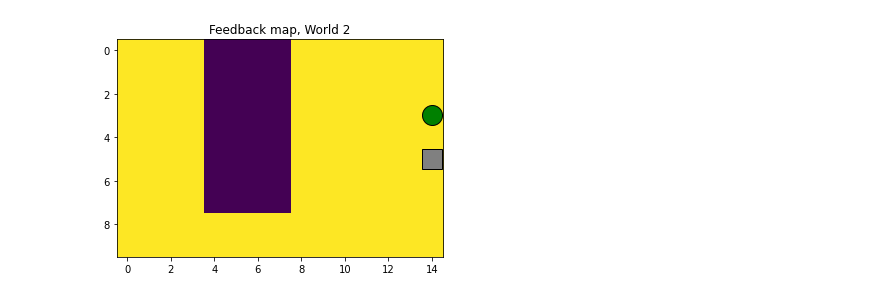
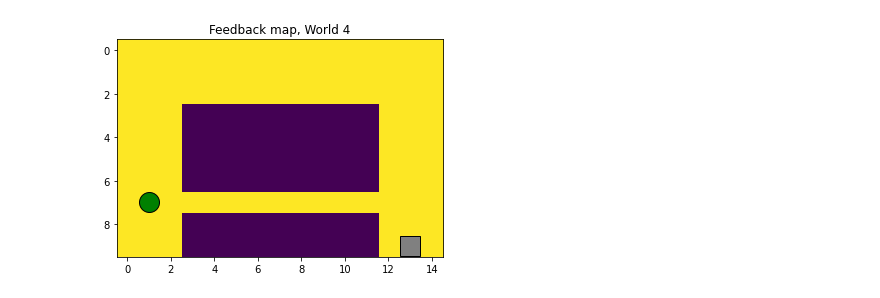
Before and after one commit to chayansraj/Neural-Networks-and-Learning-Systems, a Jupyter notebook: A4_Reinforcement/QLearning.ipynb, the cells around one changed output. Saved outputs shown, nothing was run; the diff lists cells and outputs as text; code cells hidden in the pictures.

```diff
--- a/A4_Reinforcement/QLearning.ipynb
+++ b/A4_Reinforcement/QLearning.ipynb
@@ -11,57 +11,53 @@ from utils import plotarrows, getpolicy, getvalue
 
 plt.rcParams['figure.facecolor']='white'
 # %%
-which_world = 2 #Change later. Valid options: [1-4]
+which_world = 4 #Change later. Valid options: [1-4]
 # %%
 # Initialization
 # Initialize the world, Q-table, and hyperparameters
 
 # Init world and draw
 world = World(which_world)
 world.draw()
 
 # Init Q-table
 x_size = world.x_size # 15
 y_size = world.y_size # 10
 n_actions = 4 # up, down, left ,right
 
 # Initialize q_table as small random negative numbers
 q_table = (-1/10)*np.ones((y_size, x_size, n_actions))
 with np.nditer(q_table, op_flags=['readwrite']) as it:
     for x in it:
         x[...] -= np.random.random() / 10
 
 # Set actions in terminal node to 100 according to hints in compendium.
 q_table[world.term[0], world.term[1]] = 100
 
     # Init hyperparams
 if which_world == 1:
-    lr = 0.9 # Since world is static we can have a large learning rate
-    discount = 0.95 # Recommended start at 0.9: Lower -> short term, higher -> long term. Here we want longterm
+    lr = 0.95 # Since world is static we can have a large learning rate
+    discount = 0.9 # Recommended start at 0.9: Lower -> short term, higher -> long term. Here we want longterm
     epsilon = 0.9 # Higher epsilon focus on exploration, lower on exploitation
-    n_episodes = 500 #1000 # Number of iterations
-    epsilonDecay = 0.999 # Low decay of epsilon: Dont think we need for this problem
+    n_episodes = 1000
 elif which_world == 2:
     # Since this world changes to sometimes we make the algorithm retain more information from previous states
-    lr = 0.25     # Therefore we decrease the learning rate to keep more information from previous q-values.
-    discount = 0.9 # Recommended start at 0.9
-    epsilon = 0.5 # Higher epsilon focus on exploration, lower on exploitation
-    n_episodes = 1000 #1000 # Number of iterations
-    epsilonDecay = 0.995 # Here we decay the learning rate continiously
+    lr = 0.1     # Therefore we decrease the learning rate to keep more information from previous q-values.
+    discount = 0.6 # Recommended start at 0.9
+    epsilon = 0.9 # Higher epsilon focus on exploration, lower on exploitation
+    n_episodes = 2000 #1000 # Number of iterations
 elif which_world == 3:
-    lr = 0.95
-    discount = 0.9 # Here we decrease the discount so that the algorithm focuses more on short term goals instead of long term -> this way we perhaps avoid the negative area.
+    lr = 0.9
+    discount = 0.3 # Here we decrease the discount so that the algorithm focuses more on short term goals instead of long term -> this way we perhaps avoid the negative area.
     epsilon = 0.9 # Higher epsilon focus on exploration, lower on exploitation
-    n_episodes = 100 #1000 # Number of iterations
-    epsilonDecay = 0.99
+    n_episodes = 2000 #1000 # Number of iterations
 elif which_world == 4:
     # Havnt experimented too much with hyperparams but the world has a 0.3 probability of random action so we want the agent to take the longer (safer) path
-    lr = 0.1
-    discount = 0.9 # Here we decrease the discount so that the algorithm focuses more on short term goals instead of long term -> this way we perhaps avoid the negative area.
-    epsilon = 0.9 # Higher epsilon focus on exploration, lower on exploitation
-    n_episodes = 5000 #1000 # Number of iterations
-    epsilonDecay = 0.99
+    lr = 0.9
+    discount = 0.5 # Here we decrease the discount so that the algorithm focuses more on short term goals instead of long term -> this way we perhaps avoid the negative area.
+    epsilon = 0.5 # Higher epsilon focus on exploration, lower on exploitation
+    n_episodes = 10000 #1000 # Number of iterations
 # %% [output]
-[figure, old version]
+[figure, new version]
 # %%
 #print(f"Starting position: {world.pos}")
```
Also changed, not shown: parts of 6 cells of this notebook, 24 other files.
